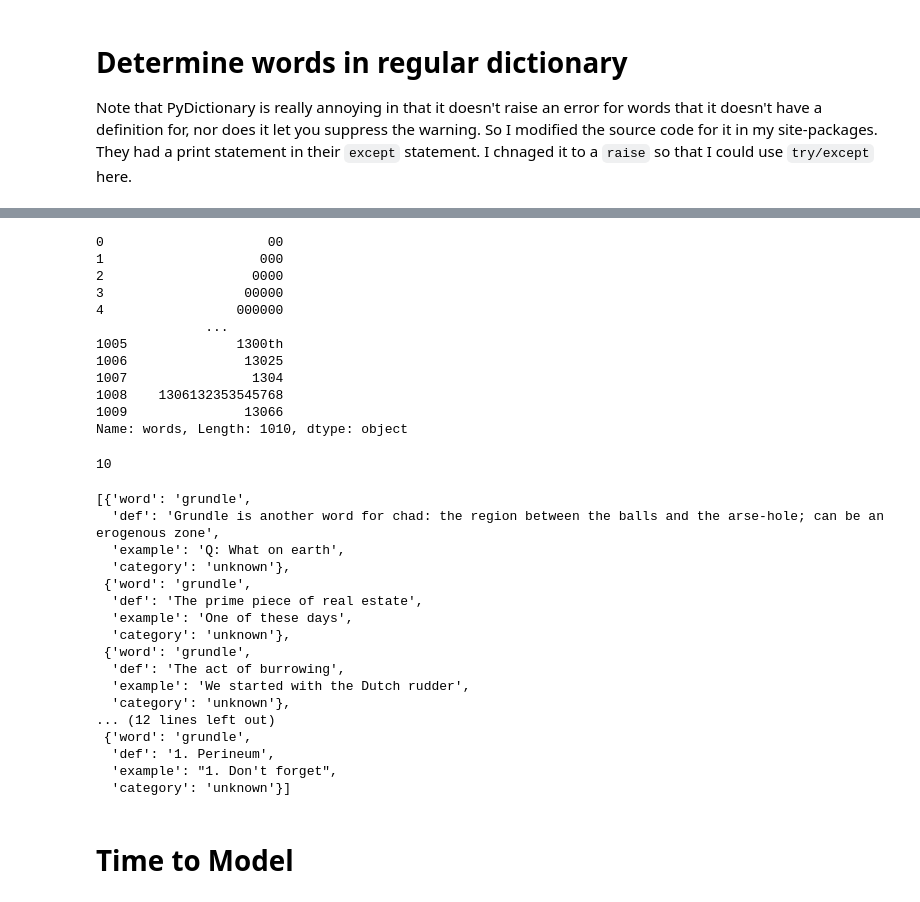
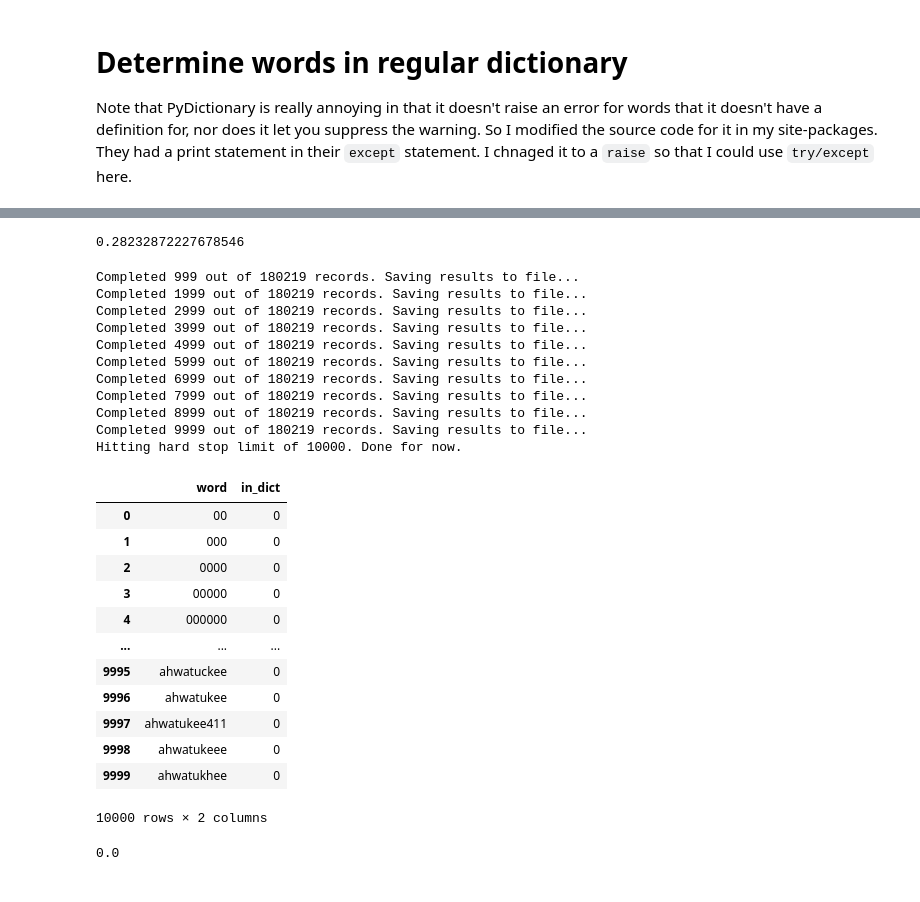
Before and after one commit to mtylerpreston/your_community_eatery, a Jupyter notebook: nlp_work.ipynb, the cells around one changed output, grey strips where cells are left out. Saved outputs shown, nothing was run; the diff lists cells and outputs as text; code cells hidden in the pictures.

```diff
--- a/nlp_work.ipynb
+++ b/nlp_work.ipynb
@@ -221,45 +260,40 @@ Completed 1010 out of 180219 records. Saving results to file...
-# %%
-this['word']
-# %% [output]
-0                     00
-1                    000
-2                   0000
-3                  00000
-4                 000000
-              ...
-1005              1300th
-1006               13025
-1007                1304
-1008    1306132353545768
-1009               13066
-Name: words, Length: 1010, dtype: object
-# %%
-len(this['in_dict'])
-# %% [output]
-10
-# %%
-urbandict.define('grundle')
-# %% [output]
-[{'word': 'grundle',
-  'def': 'Grundle is another word for chad: the region between the balls and the arse-hole; can be an erogenous zone',
-  'example': 'Q: What on earth',
-  'category': 'unknown'},
- {'word': 'grundle',
-  'def': 'The prime piece of real estate',
-  'example': 'One of these days',
-  'category': 'unknown'},
- {'word': 'grundle',
-  'def': 'The act of burrowing',
-  'example': 'We started with the Dutch rudder',
-  'category': 'unknown'},
-... (12 lines left out)
- {'word': 'grundle',
-  'def': '1. Perineum',
-  'example': "1. Don't forget",
-  'category': 'unknown'}]
+# %%
+this.in_dict.mean()
+# %% [output]
+0.28232872227678546
+# %%
+urban = get_dictionary(text_df, source='urban', record_frequency=1000, hard_stop=10000)
+urban
+# %% [output]
+Completed 999 out of 180219 records. Saving results to file...
+Completed 1999 out of 180219 records. Saving results to file...
+Completed 2999 out of 180219 records. Saving results to file...
+Completed 3999 out of 180219 records. Saving results to file...
+Completed 4999 out of 180219 records. Saving results to file...
+Completed 5999 out of 180219 records. Saving results to file...
+Completed 6999 out of 180219 records. Saving results to file...
+Completed 7999 out of 180219 records. Saving results to file...
+Completed 8999 out of 180219 records. Saving results to file...
+Completed 9999 out of 180219 records. Saving results to file...
+Hitting hard stop limit of 10000. Done for now.
+|  | word | in_dict |
+| 0 | 00 | 0 |
+| 1 | 000 | 0 |
+| 2 | 0000 | 0 |
+| 3 | 00000 | 0 |
+| 4 | 000000 | 0 |
+| ... | ... | ... |
+| 9995 | ahwatuckee | 0 |
+| 9996 | ahwatukee | 0 |
+| 9997 | ahwatukee411 | 0 |
+| 9998 | ahwatukeee | 0 |
+| 9999 | ahwatukhee | 0 |
+10000 rows × 2 columns
+# %%
+urban.in_dict.mean()
+# %% [output]
+0.0
 # %%
 # lda = LatentDirichletAllocation(n_components=5, random_state = 0)
 # lda.fit(X)
 # lda.transform(X[-2:])
-# %% [markdown]
-# Time to Model
```
Also changed, not shown: parts of 31 cells of this notebook.
